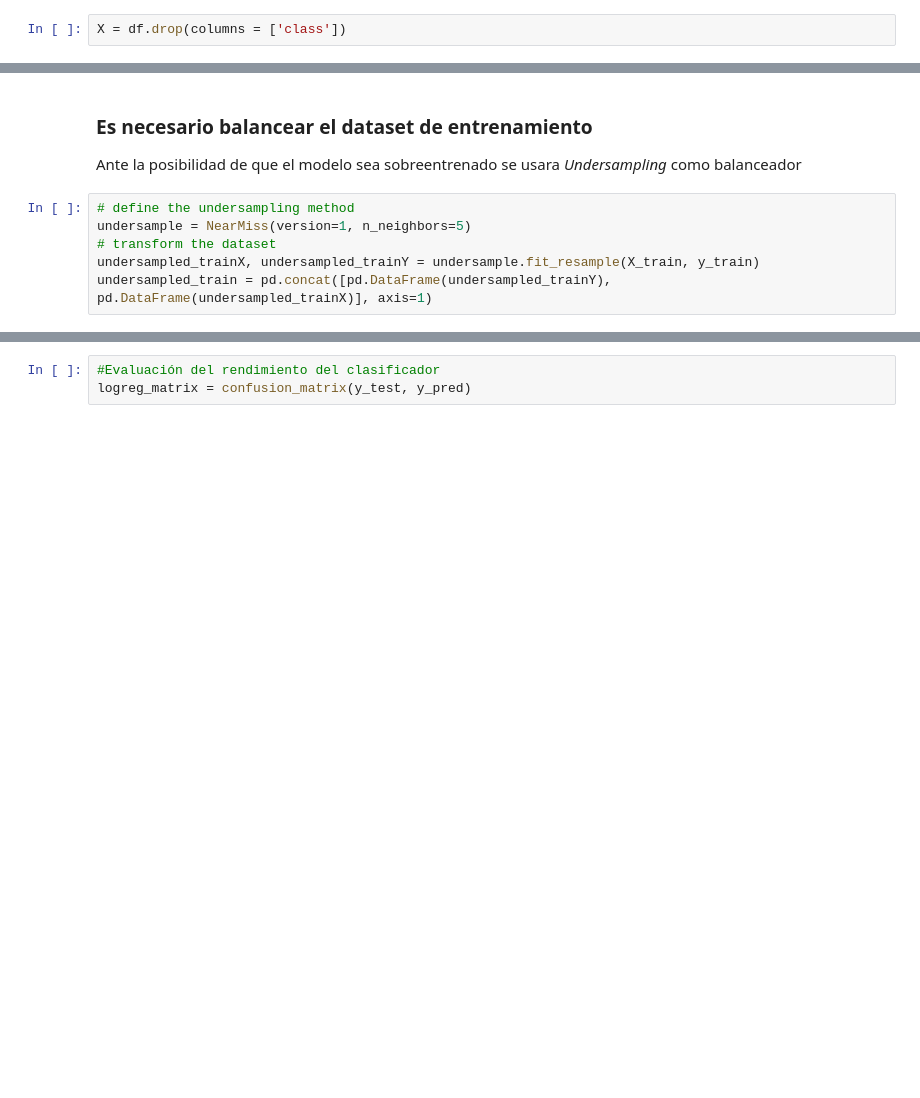
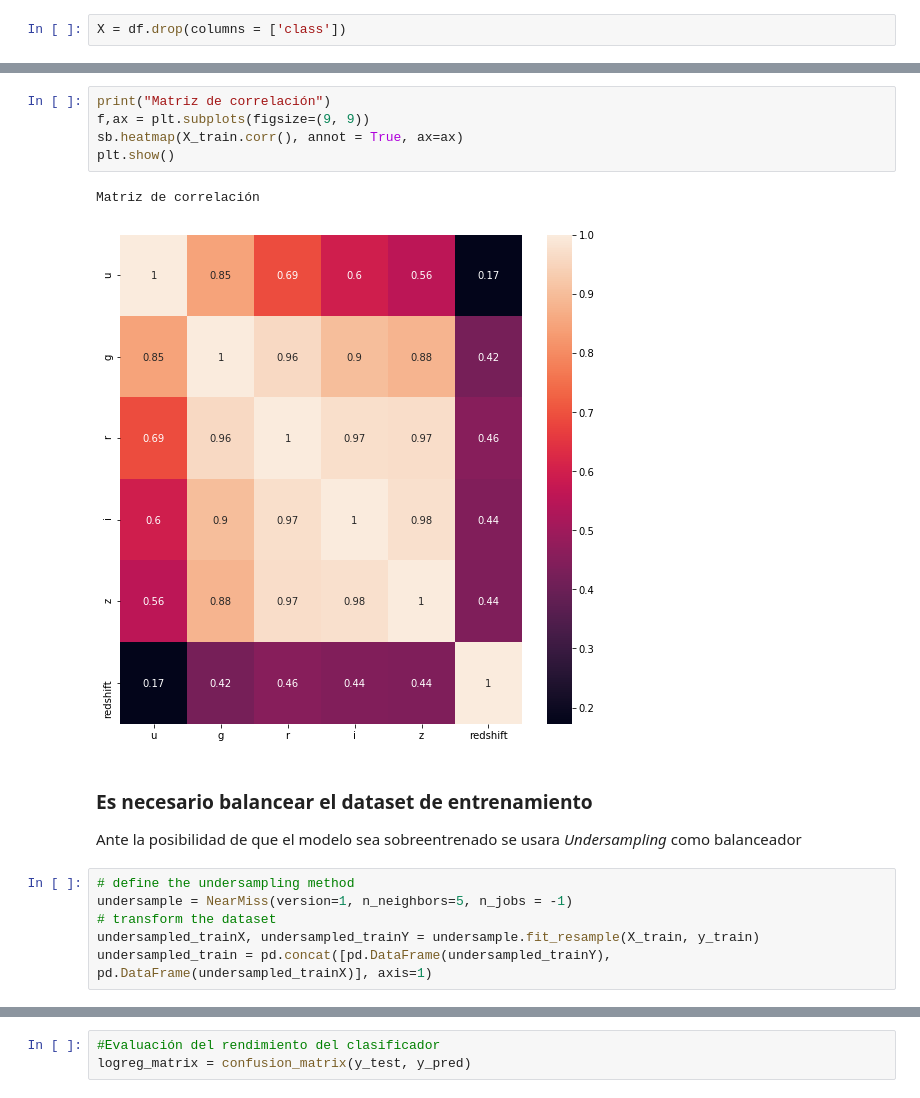
Before and after one commit to eduvera/INFO257_IA, a Jupyter notebook: practica1/Tarea practica.ipynb, the cells around one changed output, grey strips where cells are left out. Saved outputs shown, nothing was run; the diff lists cells and outputs as text; blank space fills up the shorter version.

```diff
--- a/practica1/Tarea practica.ipynb
+++ b/practica1/Tarea practica.ipynb
@@ -103,9 +140,17 @@ plt.show()
+# %%
+print("Matriz de correlación")
+f,ax = plt.subplots(figsize=(9, 9))
+sb.heatmap(X_train.corr(), annot = True, ax=ax)
+plt.show()
+# %% [output]
+Matriz de correlación
+[figure, added]
 # %% [markdown]
 ### Es necesario balancear el dataset de entrenamiento
 Ante la posibilidad de que el modelo sea sobreentrenado se usara <i>Undersampling</i> como balanceador
 # %%
 # define the undersampling method
-undersample = NearMiss(version=1, n_neighbors=5)
+undersample = NearMiss(version=1, n_neighbors=5, n_jobs = -1)
 # transform the dataset
 undersampled_trainX, undersampled_trainY = undersample.fit_resample(X_train, y_train)
 undersampled_train = pd.concat([pd.DataFrame(undersampled_trainY), pd.DataFrame(undersampled_trainX)], axis=1)
```
Also changed, not shown: parts of 42 cells of this notebook.
